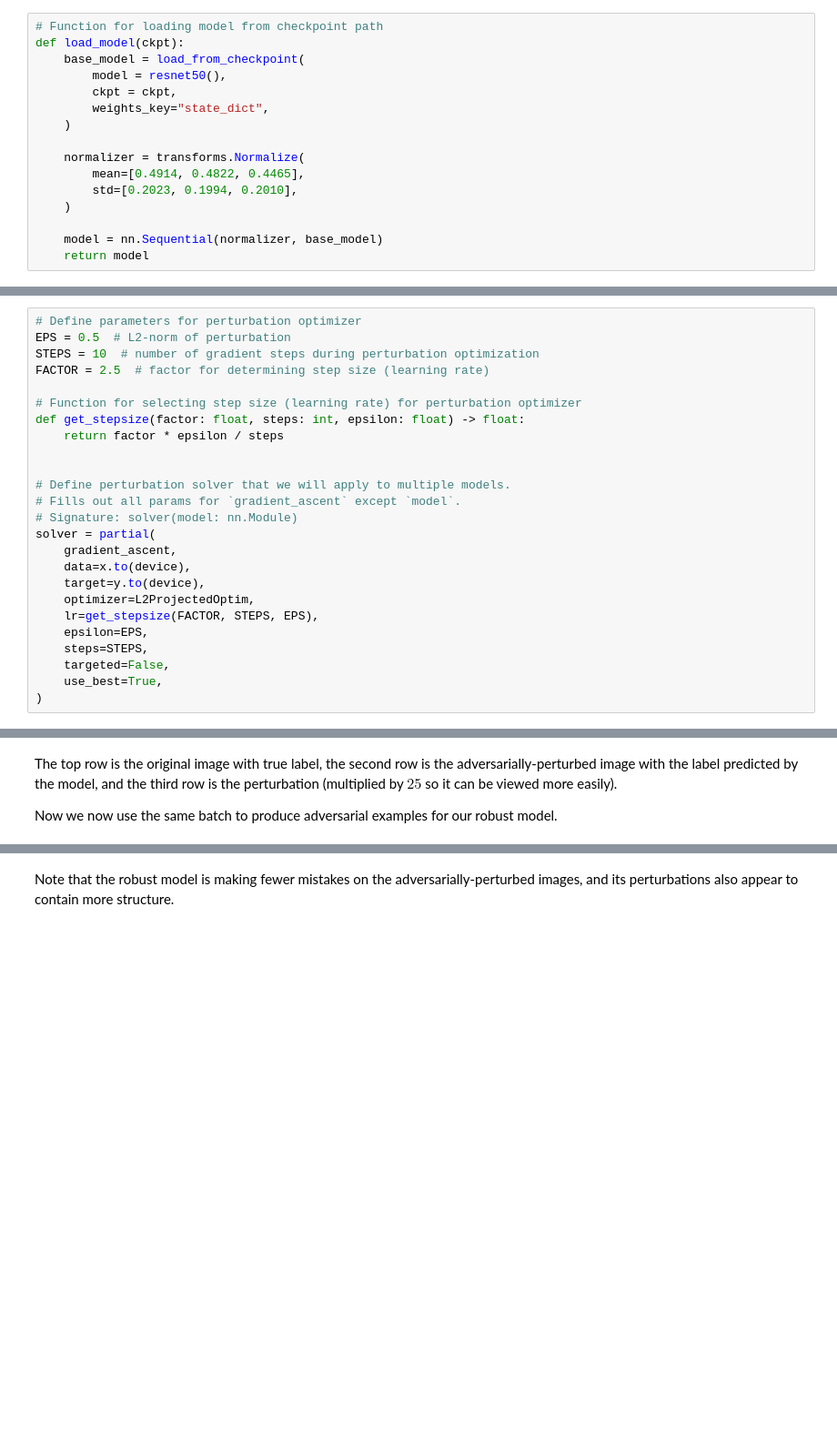
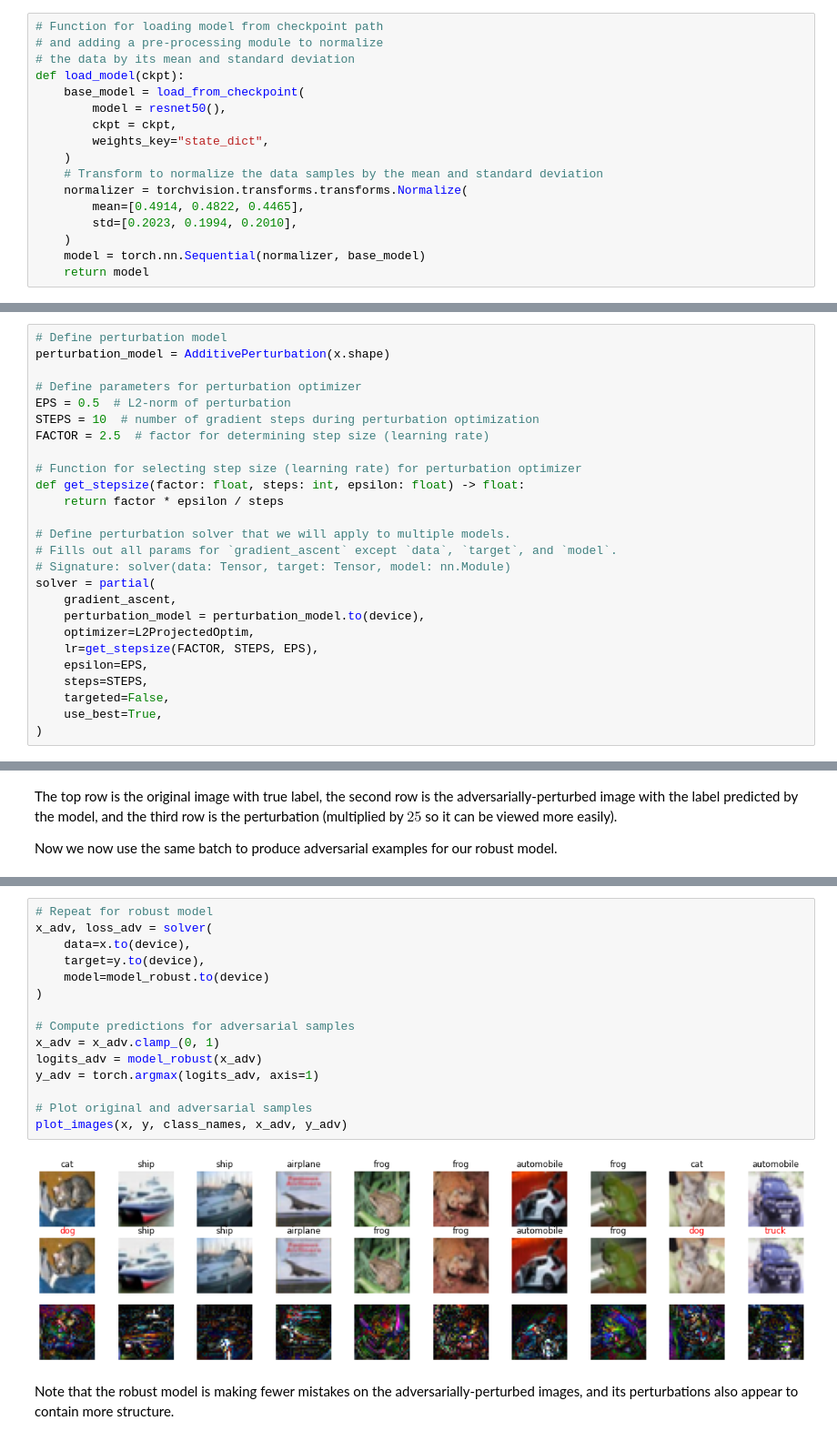
Before and after one commit to mit-ll-responsible-ai/responsible-ai-toolbox, a Jupyter notebook: docs/source/tutorials/CIFAR10-Adversarial-Perturbations.ipynb, the cells around one changed output, grey strips where cells are left out. Shown at 91% size. Saved outputs shown, nothing was run; the diff lists cells and outputs as text; blank space fills up the shorter version.

```diff
--- a/docs/source/tutorials/CIFAR10-Adversarial-Perturbations.ipynb
+++ b/docs/source/tutorials/CIFAR10-Adversarial-Perturbations.ipynb
@@ -115,17 +159,18 @@ Now we will load two pre-trained models. First, `model_robust`, is a classificat
 # %%
 # Function for loading model from checkpoint path
+# and adding a pre-processing module to normalize
+# the data by its mean and standard deviation
 def load_model(ckpt):
     base_model = load_from_checkpoint(
         model = resnet50(),
         ckpt = ckpt,
         weights_key="state_dict",
     )
-
-    normalizer = transforms.Normalize(
+    # Transform to normalize the data samples by the mean and standard deviation
+    normalizer = torchvision.transforms.transforms.Normalize(
         mean=[0.4914, 0.4822, 0.4465],
         std=[0.2023, 0.1994, 0.2010],
     )
-
-    model = nn.Sequential(normalizer, base_model)
+    model = torch.nn.Sequential(normalizer, base_model)
     return model
 # %%
@@ -148,6 +192,9 @@ These are perturbations that maximize – within the given constraints – the c
 
 We will use `functools.partial` to set default values for `gradient_ascent`, so that they can be used consistently across our two models.
 # %%
+# Define perturbation model
+perturbation_model = AdditivePerturbation(x.shape)
+
 # Define parameters for perturbation optimizer
 EPS = 0.5  # L2-norm of perturbation
 STEPS = 10  # number of gradient steps during perturbation optimization
@@ -157,14 +204,12 @@ FACTOR = 2.5  # factor for determining step size (learning rate)
 def get_stepsize(factor: float, steps: int, epsilon: float) -> float:
     return factor * epsilon / steps
 
-
 # Define perturbation solver that we will apply to multiple models.
-# Fills out all params for `gradient_ascent` except `model`.
-# Signature: solver(model: nn.Module)
+# Fills out all params for `gradient_ascent` except `data`, `target`, and `model`.
+# Signature: solver(data: Tensor, target: Tensor, model: nn.Module)
 solver = partial(
     gradient_ascent,
-    data=x.to(device),
-    target=y.to(device),
+    perturbation_model = perturbation_model.to(device),
     optimizer=L2ProjectedOptim,
     lr=get_stepsize(FACTOR, STEPS, EPS),
     epsilon=EPS,
@@ -232,3 +244,20 @@ for i in range(10):
+# %%
+# Repeat for robust model
+x_adv, loss_adv = solver(
+    data=x.to(device),
+    target=y.to(device),
+    model=model_robust.to(device)
+)
+
+# Compute predictions for adversarial samples
+x_adv = x_adv.clamp_(0, 1)
+logits_adv = model_robust(x_adv)
+y_adv = torch.argmax(logits_adv, axis=1)
+
+# Plot original and adversarial samples
+plot_images(x, y, class_names, x_adv, y_adv)
+# %% [output]
+[figure, added]
 # %% [markdown]
 Note that the robust model is making fewer mistakes on the adversarially-perturbed images, and its perturbations also appear to contain more structure.
 # %% [markdown]
```
Also changed, not shown: parts of 27 cells of this notebook, 2 other files.
